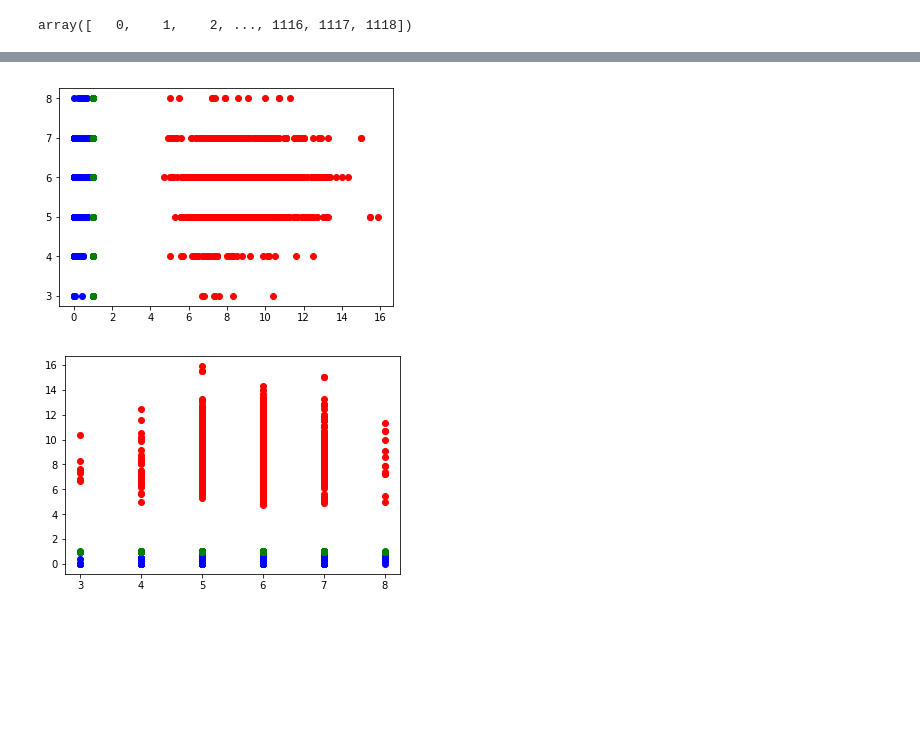
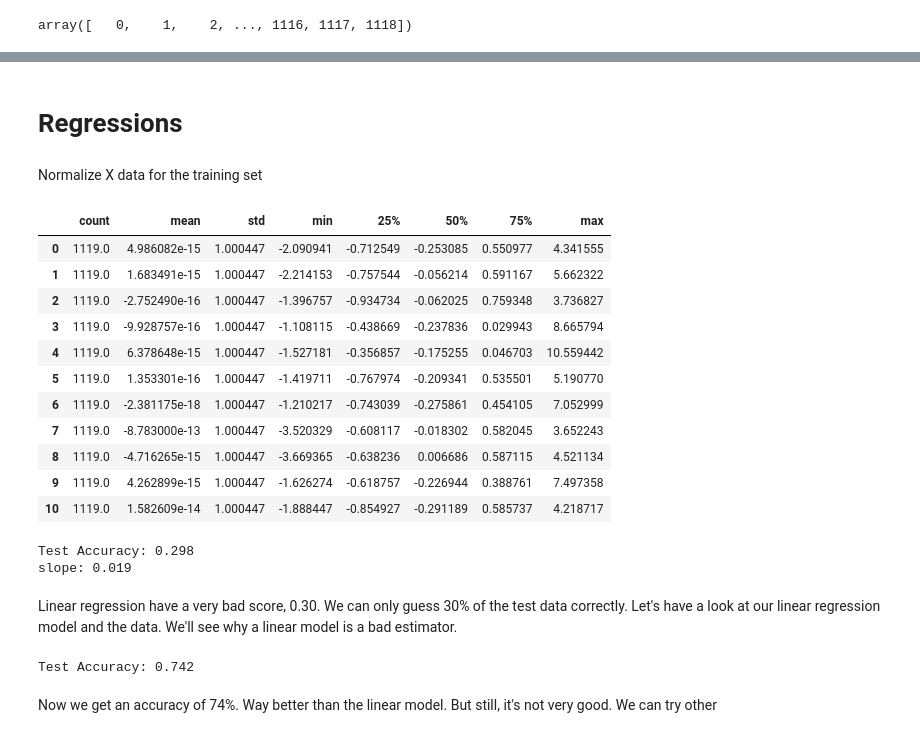
Before and after one commit to JOY199603/2016.M3.TQF-ML, a Jupyter notebook: TestSet1/Erdi Tac - Wine Quality.ipynb, the cells around one changed output, grey strips where cells are left out. Saved outputs shown, nothing was run; the diff lists cells and outputs as text; code cells hidden in the pictures; blank space fills up the shorter version.

```diff
--- a/TestSet1/Erdi Tac - Wine Quality.ipynb
+++ b/TestSet1/Erdi Tac - Wine Quality.ipynb
@@ -181,14 +155,38 @@ plt.show()
-# %%
-plt.plot(fixedAcidity, redWineQualityTrain, 'ro', hold=True)
-plt.plot(citricAcid, redWineQualityTrain, 'bo', hold=True)
-plt.plot(column(redWineVariablesTrain, 7), redWineQualityTrain, 'go')
-plt.show()
-# %% [output]
-[figure, removed]
-# %%
-plt.plot(redWineQualityTrain, fixedAcidity, 'ro', hold=True)
-plt.plot(redWineQualityTrain, citricAcid, 'bo', hold=True)
-plt.plot(redWineQualityTrain, column(redWineVariablesTrain, 7), 'go')
-plt.show()
-# %% [output]
-[figure, removed]
+# %% [markdown]
+# Regressions
+# %% [markdown]
+Normalize X data for the training set
+# %%
+from sklearn.preprocessing import StandardScaler
+
+stdsc = StandardScaler()
+X_train_std = stdsc.fit_transform(X_train)
+X_test_std = stdsc.transform(X_test)
+pd.DataFrame(X_train_std).describe().transpose()
+# %% [output]
+|  | count | mean | std | min | 25% | 50% | 75% | max |
+| 0 | 1119.0 | 4.986082e-15 | 1.000447 | -2.090941 | -0.712549 | -0.253085 | 0.550977 | 4.341555 |
+| 1 | 1119.0 | 1.683491e-15 | 1.000447 | -2.214153 | -0.757544 | -0.056214 | 0.591167 | 5.662322 |
+| 2 | 1119.0 | -2.752490e-16 | 1.000447 | -1.396757 | -0.934734 | -0.062025 | 0.759348 | 3.736827 |
+| 3 | 1119.0 | -9.928757e-16 | 1.000447 | -1.108115 | -0.438669 | -0.237836 | 0.029943 | 8.665794 |
+| 4 | 1119.0 | 6.378648e-15 | 1.000447 | -1.527181 | -0.356857 | -0.175255 | 0.046703 | 10.559442 |
+| 5 | 1119.0 | 1.353301e-16 | 1.000447 | -1.419711 | -0.767974 | -0.209341 | 0.535501 | 5.190770 |
+| 6 | 1119.0 | -2.381175e-18 | 1.000447 | -1.210217 | -0.743039 | -0.275861 | 0.454105 | 7.052999 |
+| 7 | 1119.0 | -8.783000e-13 | 1.000447 | -3.520329 | -0.608117 | -0.018302 | 0.582045 | 3.652243 |
+| 8 | 1119.0 | -4.716265e-15 | 1.000447 | -3.669365 | -0.638236 | 0.006686 | 0.587115 | 4.521134 |
+| 9 | 1119.0 | 4.262899e-15 | 1.000447 | -1.626274 | -0.618757 | -0.226944 | 0.388761 | 7.497358 |
+| 10 | 1119.0 | 1.582609e-14 | 1.000447 | -1.888447 | -0.854927 | -0.291189 | 0.585737 | 4.218717 |
+# %%
+# Linear regression
+from sklearn.linear_model import LinearRegression
+slr = LinearRegression ()
+slr.fit(X_train, y_train)
+print('Test Accuracy: %.3f' % slr.score(X_test, y_test))
+print('slope: %.3f' % slr.coef_[0])
+# %% [output]
+Test Accuracy: 0.298
+slope: 0.019
+# %% [markdown]
+Linear regression have a very bad score, 0.30. We can only guess 30% of the test data correctly.
+Let's have a look at our linear regression model and the data.
+We'll see why a linear model is a bad estimator.
@@ -194,0 +195,11 @@ plt.show()
+# %%
+# Logistic regression
+from sklearn.linear_model import LogisticRegression
+logReg = LogisticRegression ()
+logReg.fit(X_train, y_train)
+print('Test Accuracy: %.3f' % logReg.score(X_test, y_test))
+# %% [output]
+Test Accuracy: 0.742
+# %% [markdown]
+Now we get an accuracy of 74%. Way better than the linear model.
+But still, it's not very good. We can try other
```
Also changed, not shown: parts of 20 cells of this notebook.
